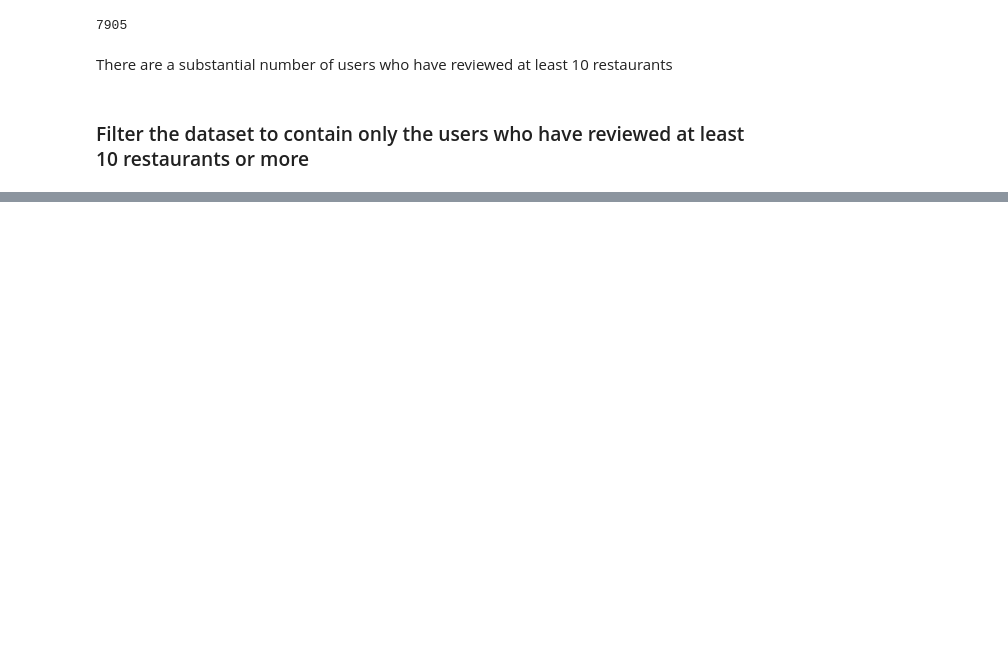
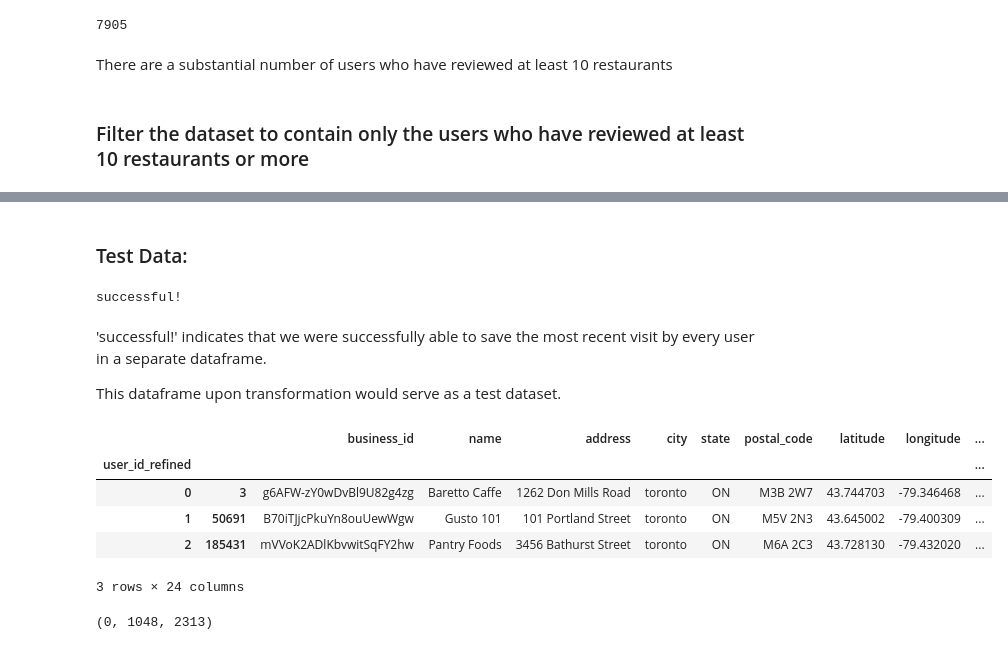
Before and after one commit to akhilesh-somani/Restaurant_Recommendation_System, a Jupyter notebook: Baseline2/Baseline_2.ipynb, the cells around one changed output, grey strips where cells are left out. Cells and saved outputs as stored; diff of their text form; code cells hidden in the pictures; blank space fills up the shorter version.

Commit message:
creation of 'train' data and 'testRatings'

```diff
--- a/Baseline2/Baseline_2.ipynb
+++ b/Baseline2/Baseline_2.ipynb
@@ -388,0 +116,9 @@ f.close()
+# %%
+unique_user_id = dataset_to_use.user_id.unique()
+mapping_user_id = {}
+ctr = 0
+for user_id in unique_user_id:
+    mapping_user_id[user_id] = ctr
+    ctr += 1
+
+dataset_to_use['user_id_refined'] = dataset_to_use.user_id.map(mapping_user_id)
@@ -388,0 +134,2 @@ f.close()
+# %%
+dataset_to_use.sort_values(by = ['user_id_refined', 'date'], inplace = True)
@@ -388,0 +144,39 @@ f.close()
+# %% [markdown]
+### Test Data:
+# %%
+def last_value(df):
+    return df.iloc[[-1]]
+# %%
+# Save the most recent visit to a restaurant as the test data
+test_data = dataset_to_use.groupby('user_id_refined').apply(last_value)
+# %%
+### Sanity check to make sure that the most recent transaction is saved
+most_recent_restaurant = []
+for idx in range(len(test_data)):
+    most_recent_restaurant.append(dataset_to_use.query('user_id_refined == @idx')['business_id_refined'].iloc[-1])
+
+if sum(test_data.business_id_refined != most_recent_restaurant):
+    print('not successful')
+else:
+    print('successful!')
+# %% [output]
+successful!
+# %% [markdown]
+'successful!' indicates that we were successfully able to save the most recent visit by every user in a separate dataframe.
+
+This dataframe upon transformation would serve as a test dataset.
+# %%
+test_data.head(3)
+# %% [output]
+|  |  | business_id | name | address | city | state | postal_code | latitude | longitude | ... |
+| user_id_refined |  |  |  |  |  |  |  |  |  | ... |
+| 0 | 3 | g6AFW-zY0wDvBl9U82g4zg | Baretto Caffe | 1262 Don Mills Road | toronto | ON | M3B 2W7 | 43.744703 | -79.346468 | ... |
+| 1 | 50691 | B70iTJjcPkuYn8ouUewWgw | Gusto 101 | 101 Portland Street | toronto | ON | M5V 2N3 | 43.645002 | -79.400309 | ... |
+| 2 | 185431 | mVVoK2ADlKbvwitSqFY2hw | Pantry Foods | 3456 Bathurst Street | toronto | ON | M6A 2C3 | 43.728130 | -79.432020 | ... |
+3 rows × 24 columns
+# %%
+dataset_to_use.query('user_id_refined == 0')['business_id_refined'].iloc[-1],\
+dataset_to_use.query('user_id_refined == 1')['business_id_refined'].iloc[-1],\
+dataset_to_use.query('user_id_refined == 2')['business_id_refined'].iloc[-1]
+# %% [output]
+(0, 1048, 2313)
```
Also changed, not shown: parts of 53 cells of this notebook, 1 other file.
